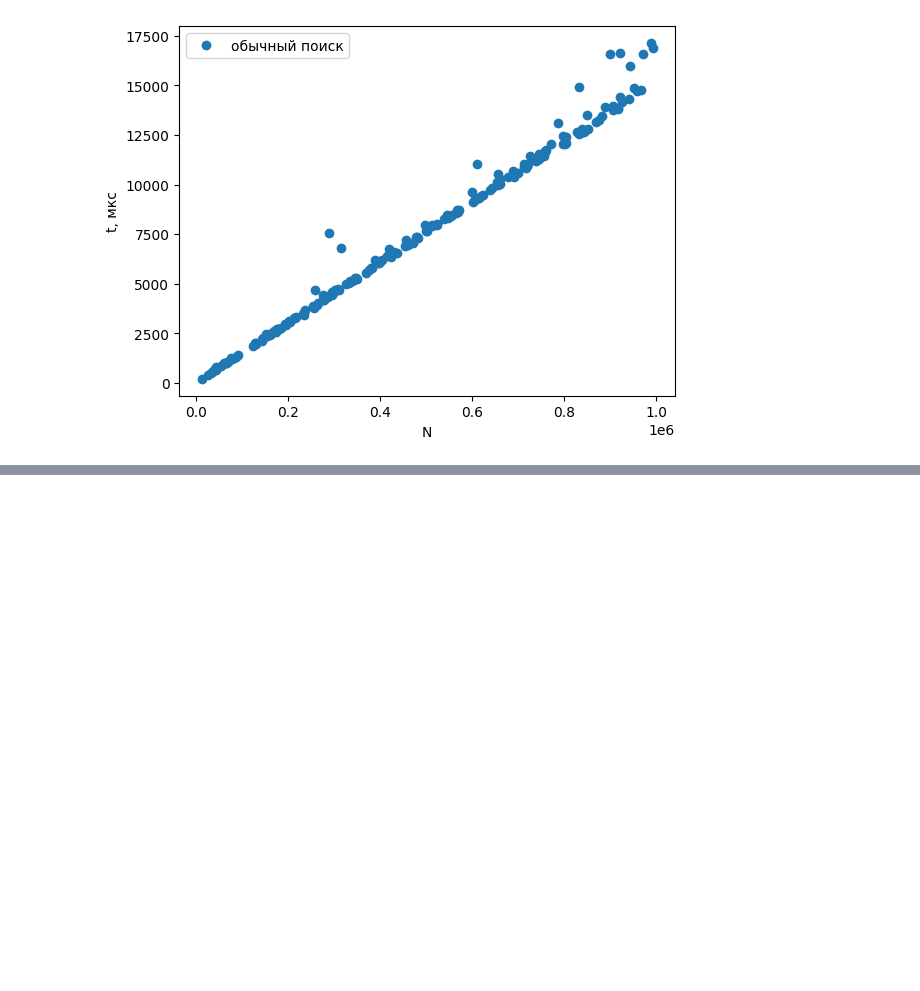
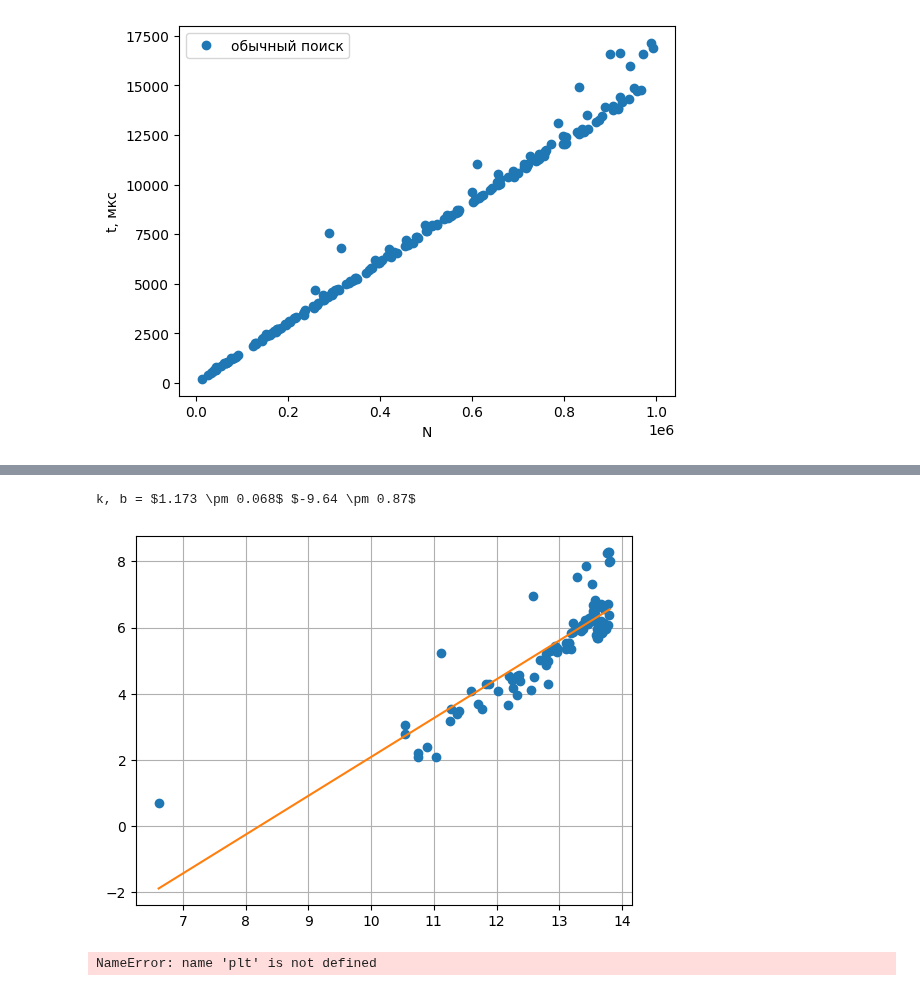
Before and after one commit to RedBrean/term2, a Jupyter notebook: cppLabs/python.ipynb, the cells around one changed output, grey strips where cells are left out. Drawn from its saved outputs; the diff is of its cells as text; code cells hidden in the pictures; blank space fills up the shorter version.

```diff
--- a/cppLabs/python.ipynb
+++ b/cppLabs/python.ipynb
@@ -21,0 +273,13 @@ plt.plot(data1["N"], data1["t"], "o")
+# %%
+k, b = linearcalc(np.log(data1["N"]), np.log(data1["t"]), 10)
+# %% [output]
+k, b = $1.173 \pm 0.068$ $-9.64 \pm 0.87$
+[figure, added]
+# %%
+plt.xlabel("N")
+plt.ylabel("t, мкс")
+data_sum= pd.read_csv("sum_poisk.csv")
+plt.plot(data1["N"], data1["t"], "o", label = "Поиск суммы")
+plt.legend()
+# %% [output]
+NameError: name 'plt' is not defined
```
Also changed, not shown: parts of 2 cells of this notebook, 7 other files.
